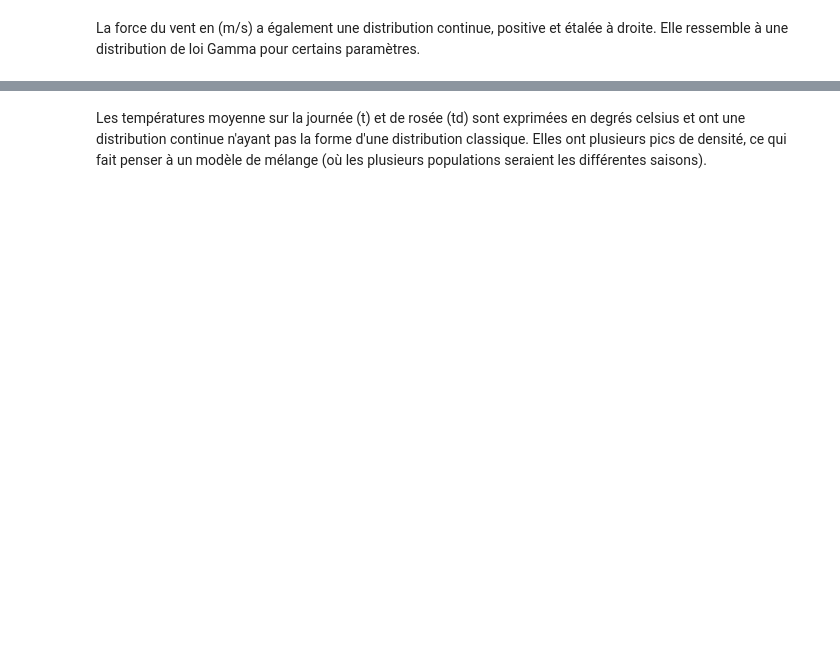
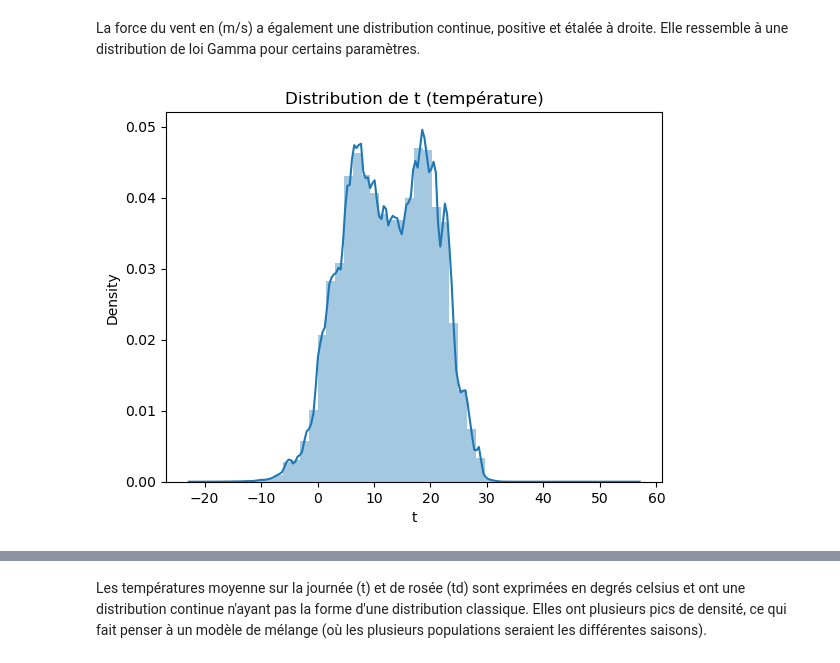
Before and after one commit to felixdechamps/ensae-prog2A, a Jupyter notebook: notebookincendies.ipynb, the cells around one changed output, grey strips where cells are left out. Cells and saved outputs as stored; diff of their text form; code cells hidden in the pictures; blank space fills up the shorter version.

```diff
--- a/notebookincendies.ipynb
+++ b/notebookincendies.ipynb
@@ -587,8 +683,11 @@ La force du vent en (m/s) a également une distribution continue, positive et é
 # %%
 "distribution de t"
 plt.figure()
 sns.distplot(df['t'])
+plt.title("Distribution de t (température)")
 plt.show()
+# %% [output]
+[figure, added]
 # %%
 "distribution de td"
 plt.figure()
```
Also changed, not shown: parts of 33 cells of this notebook, 5 other files.
